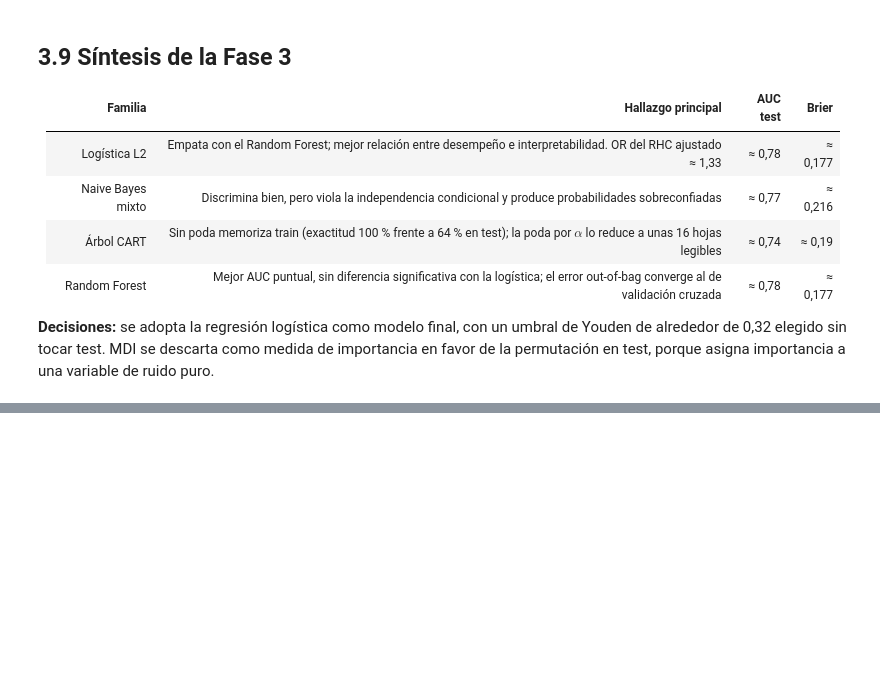
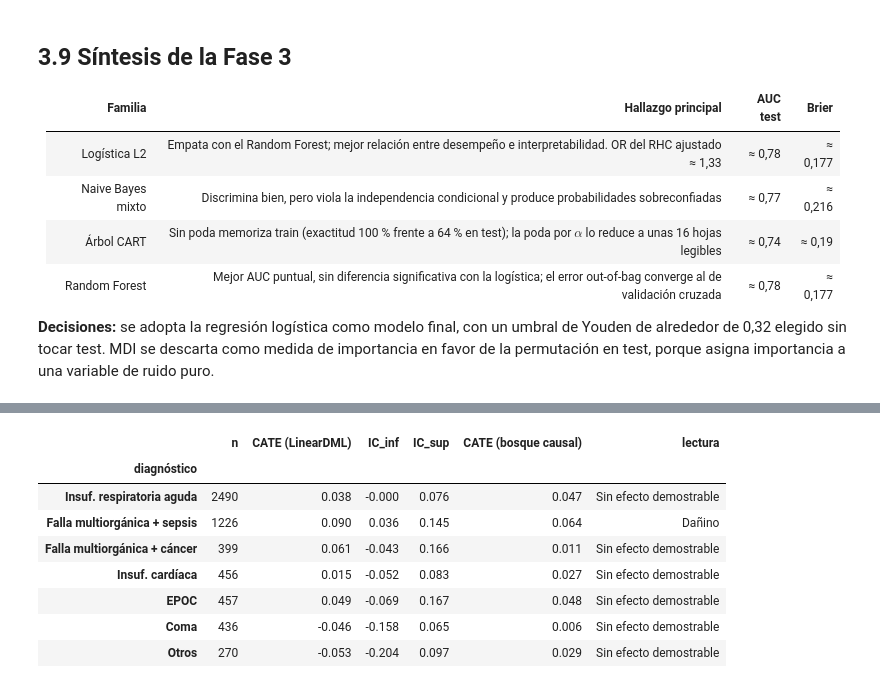
Before and after one commit to Valentina-Bolivar/tp-integrador-rhc, a Jupyter notebook: notebooks/TP_Integrador_Final.ipynb, the cells around one changed output, grey strips where cells are left out. Drawn from its saved outputs; the diff is of its cells as text; code cells hidden in the pictures; blank space fills up the shorter version.

```diff
--- a/notebooks/TP_Integrador_Final.ipynb
+++ b/notebooks/TP_Integrador_Final.ipynb
@@ -1684,0 +2107,38 @@ Verificación: el modelo recargado reproduce exactamente las probabilidades de t
+# %%
+base = X_mod.median().to_frame().T
+grid = np.arange(15, 136, 5)
+curve = []
+for a in grid:
+    xa = base.copy()
+    xa["aps1"] = a
+    lo, hi = dml.effect_interval(xa.to_numpy(float))
+    curve.append({"APACHE": a, "CATE": scalar(dml.effect(xa.to_numpy(float))), "IC_inf": scalar(lo), "IC_sup": scalar(hi)})
+curve = pd.DataFrame(curve)
+
+cf = CausalForestDML(model_y=rf_nuisance(), model_t=rf_nuisance(), discrete_treatment=True, discrete_outcome=True,
+                     cv=3, n_estimators=400, min_samples_leaf=20, random_state=cfg.SEED)
+X_cf = X_mod.assign(surv2md1=dd["surv2md1"])
+cf.fit(Y_c, T_c, X=X_cf.to_numpy(float), W=W_ctrl.to_numpy(float))
+cate_cf = pd.Series(cf.effect(X_cf.to_numpy(float)).ravel(), index=dd.index)
+
+subgroups = []
+for g in cfg.DX_ORDER:
+    mask = (dd["dx"] == g).to_numpy()
+    Xg = X_mod[mask].to_numpy(float)
+    lo, hi = dml.ate_interval(Xg)
+    subgroups.append({"diagnóstico": g, "n": int(mask.sum()), "CATE (LinearDML)": scalar(dml.ate(Xg)),
+                      "IC_inf": scalar(lo), "IC_sup": scalar(hi), "CATE (bosque causal)": cate_cf[mask].mean()})
+subgroups = pd.DataFrame(subgroups).set_index("diagnóstico")
+subgroups["lectura"] = np.where(subgroups["IC_inf"] > 0, "Dañino",
+                                np.where(subgroups["IC_sup"] < 0, "Beneficioso", "Sin efecto demostrable"))
+subgroups.round(4)
+# %% [output]
+|  | n | CATE (LinearDML) | IC_inf | IC_sup | CATE (bosque causal) | lectura |
+| diagnóstico |  |  |  |  |  |  |
+| Insuf. respiratoria aguda | 2490 | 0.038 | -0.000 | 0.076 | 0.047 | Sin efecto demostrable |
+| Falla multiorgánica + sepsis | 1226 | 0.090 | 0.036 | 0.145 | 0.064 | Dañino |
+| Falla multiorgánica + cáncer | 399 | 0.061 | -0.043 | 0.166 | 0.011 | Sin efecto demostrable |
+| Insuf. cardíaca | 456 | 0.015 | -0.052 | 0.083 | 0.027 | Sin efecto demostrable |
+| EPOC | 457 | 0.049 | -0.069 | 0.167 | 0.048 | Sin efecto demostrable |
+| Coma | 436 | -0.046 | -0.158 | 0.065 | 0.006 | Sin efecto demostrable |
+| Otros | 270 | -0.053 | -0.204 | 0.097 | 0.029 | Sin efecto demostrable |
```
Also changed, not shown: parts of 32 cells of this notebook, 11 other files.
